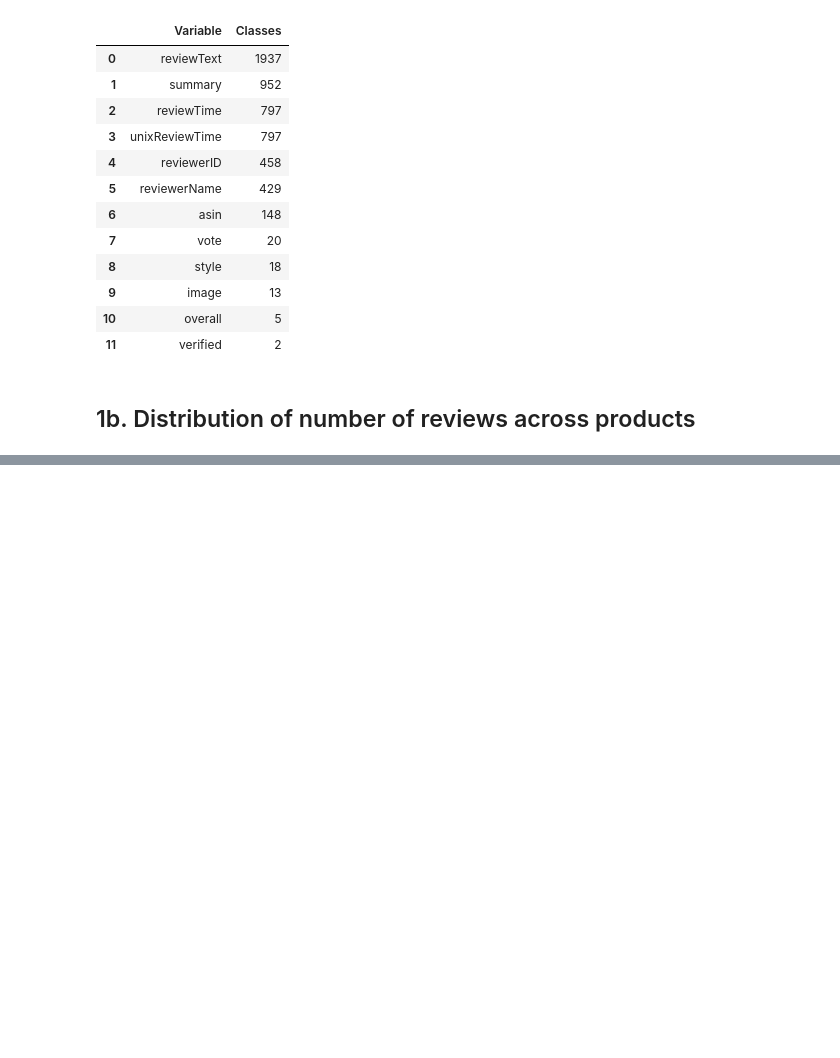
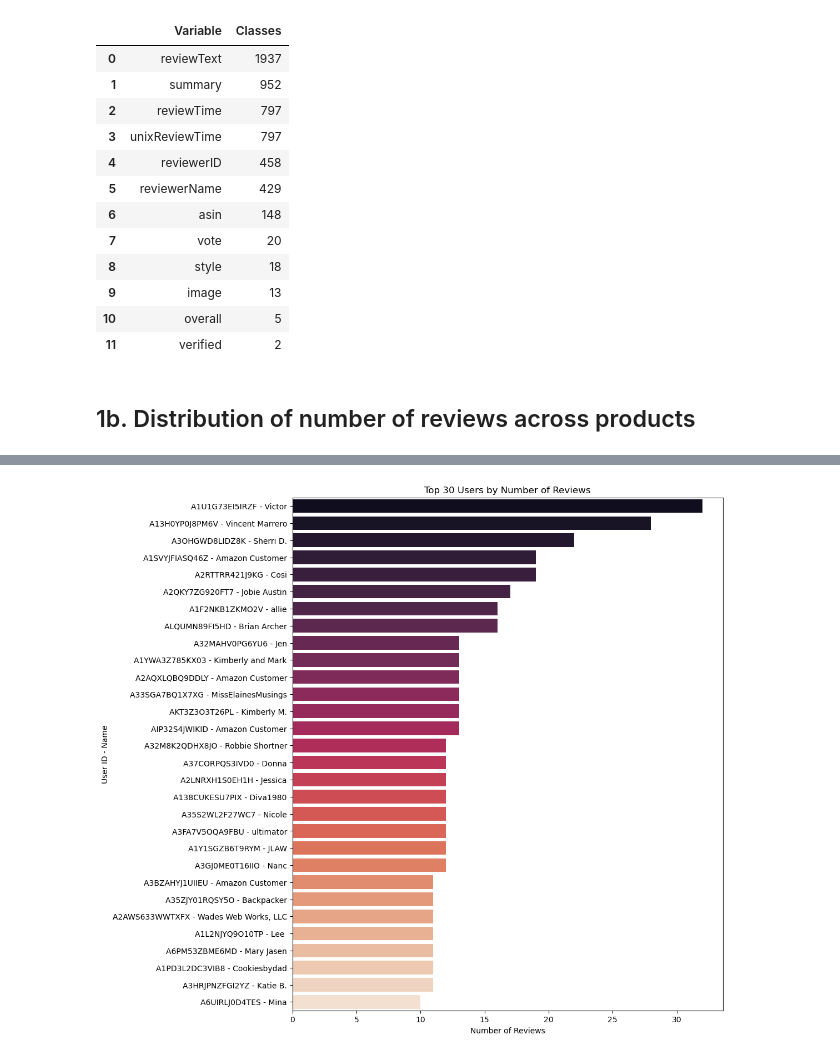
Before and after one commit to josmuniz/Sentimental-analysis-of-amazon-Gift_Card-reviews, a Jupyter notebook: COMP262_GROUP5_PROJECT.ipynb, the cells around one changed output, grey strips where cells are left out. Cells and saved outputs as stored; diff of their text form; code cells hidden in the pictures; blank space fills up the shorter version.

```diff
--- a/COMP262_GROUP5_PROJECT.ipynb
+++ b/COMP262_GROUP5_PROJECT.ipynb
@@ -382,0 +344,20 @@ plt.show()
+# %%
+import pandas as pd
+import seaborn as sns
+import matplotlib.pyplot as plt
+
+# Create a new column that combines 'reviewerID' and 'reviewerName'
+df['ID_Name'] = df['reviewerID'] + ' - ' + df['reviewerName']
+
+top_30_combined = df['ID_Name'].value_counts().head(30)
+
+# Plotting
+plt.figure(figsize=(10, 12))
+sns.barplot(x=top_30_combined.values, y=top_30_combined.index, palette='rocket')
+plt.title('Top 30 Users by Number of Reviews')
+plt.xlabel('Number of Reviews')
+plt.ylabel('User ID - Name')
+
+plt.show()
+# %% [output]
+[figure, added]
```
Also changed, not shown: parts of 24 cells of this notebook, 1 other file.
